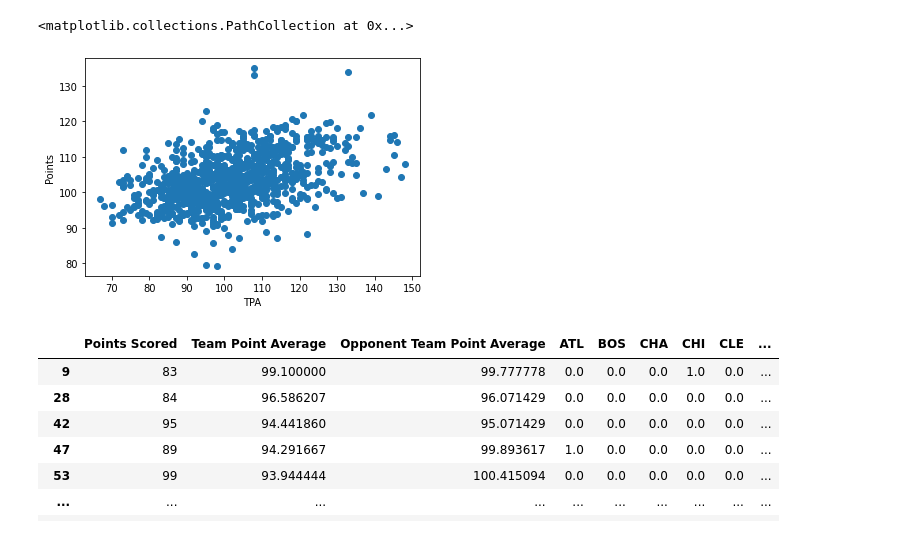
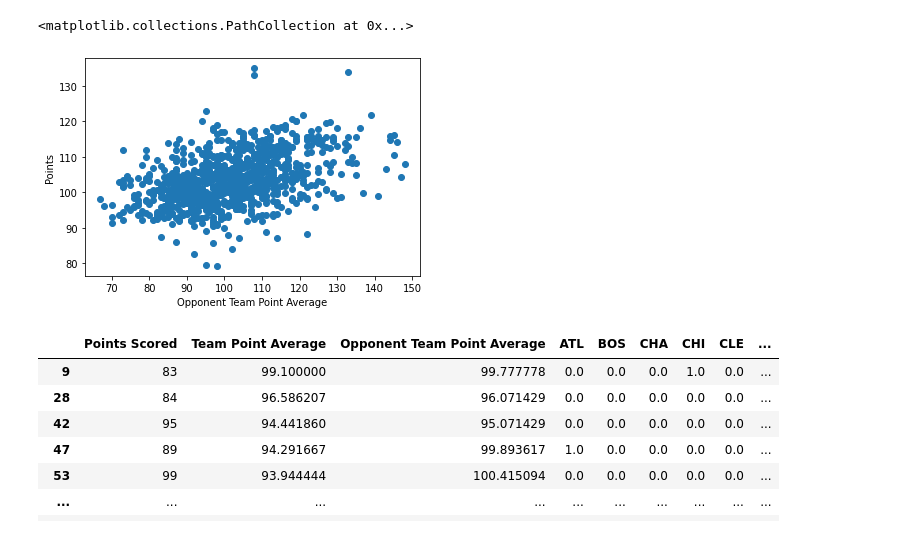
Before and after one commit to RohanPankaj/NBA-Prediction, a Jupyter notebook: Model Adjustments and Testing.ipynb, the cells around one changed output. Cells and saved outputs as stored; diff of their text form; code cells hidden in the pictures.

```diff
--- a/Model Adjustments and Testing.ipynb
+++ b/Model Adjustments and Testing.ipynb
@@ -297,13 +296,14 @@ test
 # %%
+#This is used to visualize the relationships between the data
 import matplotlib.pyplot as plt
 
 plt.figure()
-plt.xlabel("TPA")
+plt.xlabel("Opponent Team Point Average")
 plt.ylabel("Points")
 plt.scatter(test["Points Scored"], test["Opponent Team Point Average"])
 # %% [output]
 <matplotlib.collections.PathCollection at 0x...>
-[figure, old version]
+[figure, new version]
 # %%
 train_dataset = test.sample(frac=0.90, random_state=0)
 test_dataset = test.drop(train_dataset.index)
```
Also changed, not shown: parts of 31 cells of this notebook.
